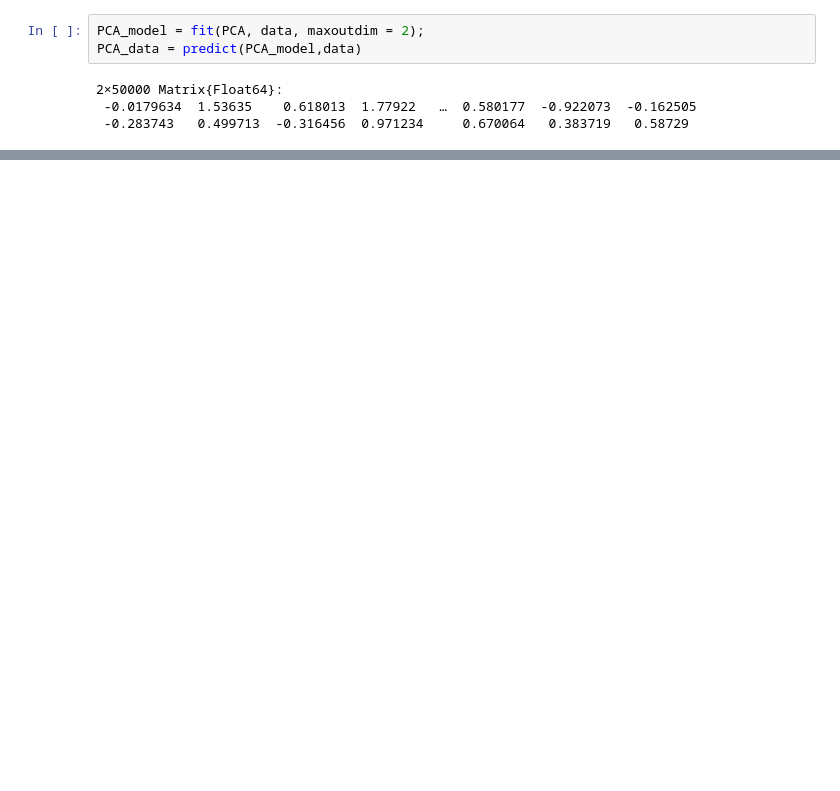
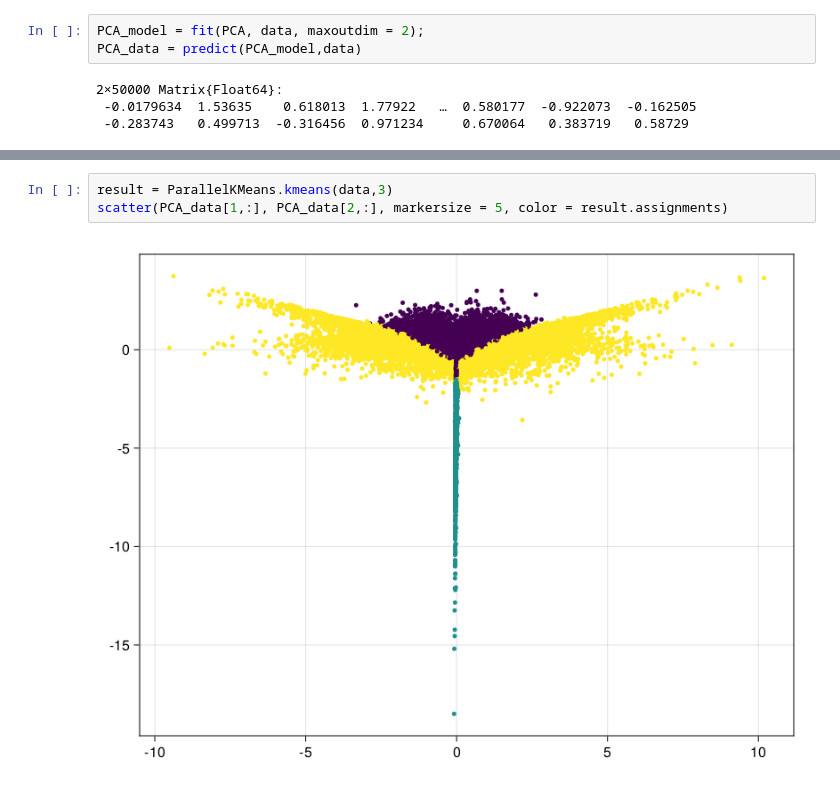
Before and after one commit to solislemuslab/PhyloClustering.jl, a Jupyter notebook: Clustering_julia.ipynb, the cells around one changed output, grey strips where cells are left out. Saved outputs shown, nothing was run; the diff lists cells and outputs as text; blank space fills up the shorter version.

```diff
--- a/Clustering_julia.ipynb
+++ b/Clustering_julia.ipynb
@@ -60,0 +47,5 @@ scatter(PCA_data[1,:], PCA_data[2,:], markersize = 5, color = result.assignments
+# %%
+result = ParallelKMeans.kmeans(data,3)
+scatter(PCA_data[1,:], PCA_data[2,:], markersize = 5, color = result.assignments)
+# %% [output]
+[figure, added]
```
Also changed, not shown: parts of 17 cells of this notebook, 1 other file.
